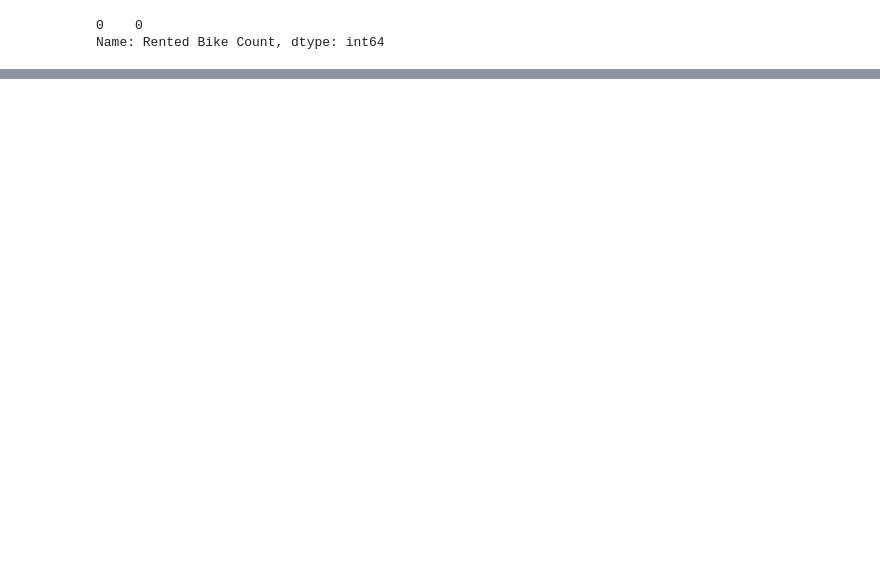
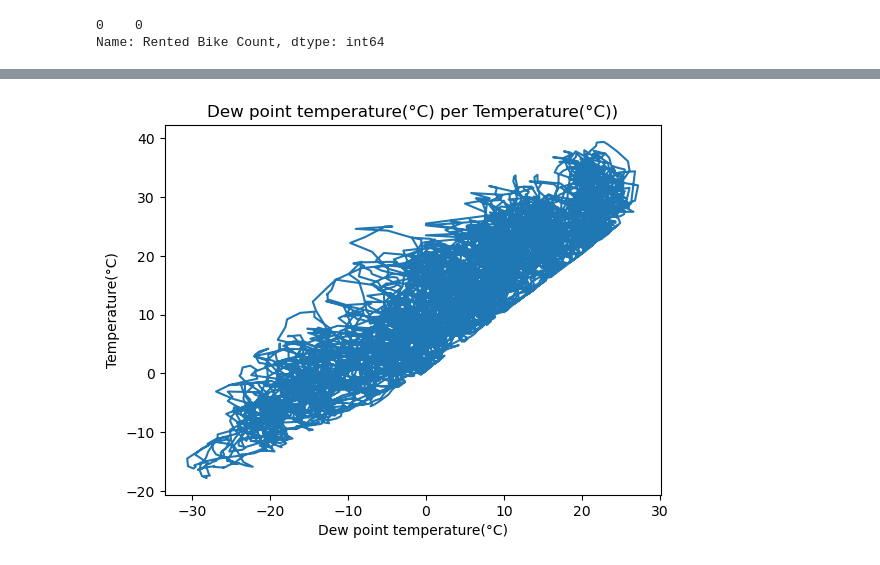
Before and after one commit to devendrakushwah80/seoul-bike-sharing-demand-eda, a Jupyter notebook: seoul_bike_sharing_eda.ipynb, the cells around one changed output, grey strips where cells are left out. Cells and saved outputs as stored; diff of their text form; code cells hidden in the pictures; blank space fills up the shorter version.

```diff
--- a/seoul_bike_sharing_eda.ipynb
+++ b/seoul_bike_sharing_eda.ipynb
@@ -158,0 +159,8 @@ plt.show()
+# %%
+plt.plot(df['Dew point temperature(°C)'], df['Temperature(°C)'])
+plt.xlabel("Dew point temperature(°C)")
+plt.ylabel("Temperature(°C)")
+plt.title("Dew point temperature(°C) per Temperature(°C))")
+plt.show()
+# %% [output]
+[figure, added]
```
Also changed, not shown: parts of 12 cells of this notebook.
